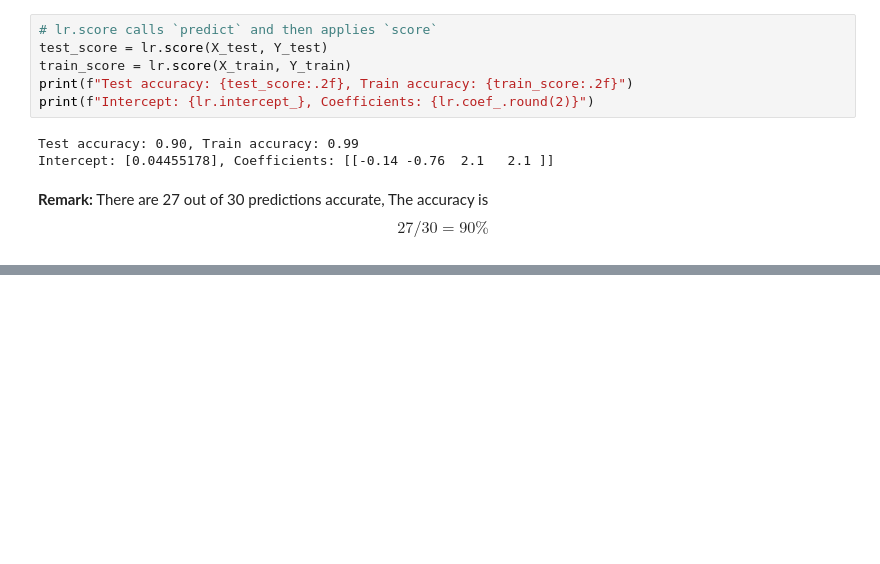
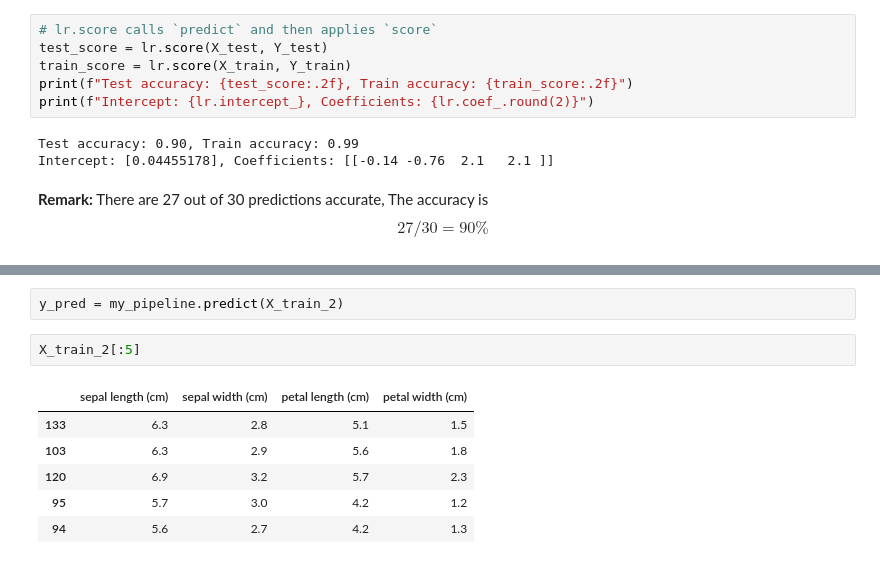
Before and after one commit to opendroid/ml, a Jupyter notebook: regression/logistic/ex01_binary_classification.ipynb, the cells around one changed output, grey strips where cells are left out. Drawn from its saved outputs; the diff is of its cells as text; blank space fills up the shorter version.

```diff
--- a/regression/logistic/ex01_binary_classification.ipynb
+++ b/regression/logistic/ex01_binary_classification.ipynb
@@ -279,0 +351,11 @@ Intercept: [0.04455178], Coefficients: [[-0.14178799 -0.76300506  2.09629087  2.
+# %%
+y_pred = my_pipeline.predict(X_train_2)
+# %%
+X_train_2[:5]
+# %% [output]
+|  | sepal length (cm) | sepal width (cm) | petal length (cm) | petal width (cm) |
+| 133 | 6.3 | 2.8 | 5.1 | 1.5 |
+| 103 | 6.3 | 2.9 | 5.6 | 1.8 |
+| 120 | 6.9 | 3.2 | 5.7 | 2.3 |
+| 95 | 5.7 | 3.0 | 4.2 | 1.2 |
+| 94 | 5.6 | 2.7 | 4.2 | 1.3 |
```
Also changed, not shown: parts of 16 cells of this notebook, 8 other files.
